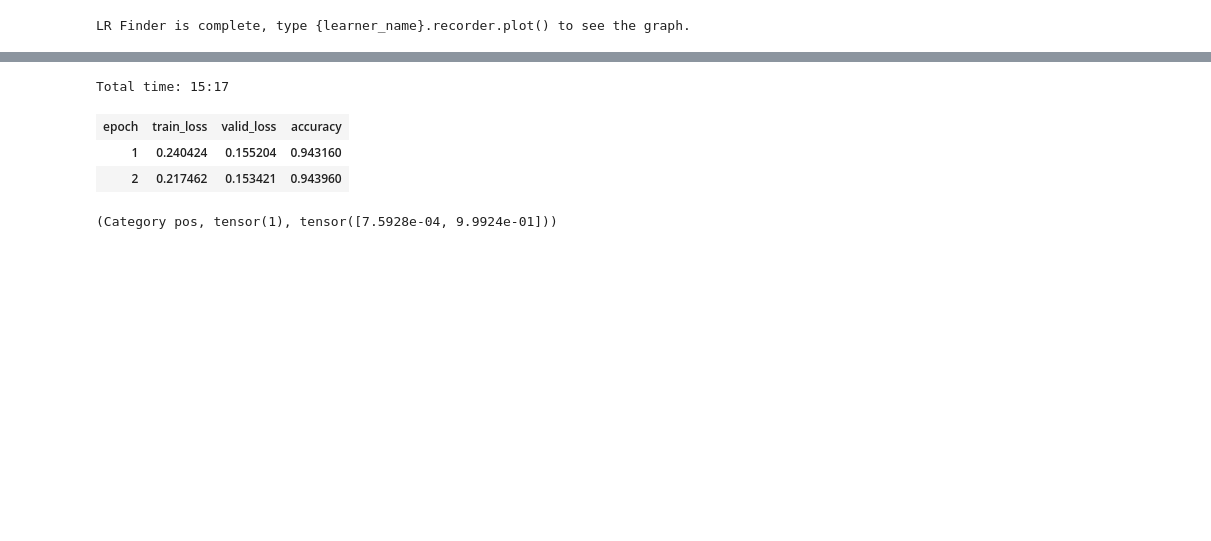
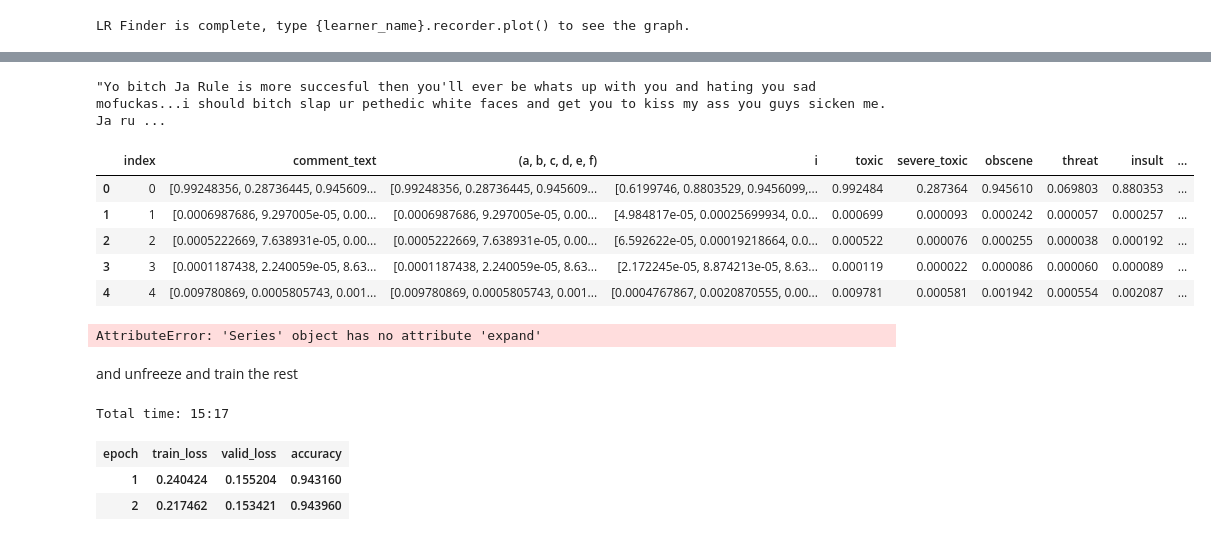
Before and after one commit to xbno/course-v3, a Jupyter notebook: nbs/dl1/kaggle_toxic_cls.ipynb, the cells around one changed output, grey strips where cells are left out. Drawn from its saved outputs; the diff is of its cells as text; code cells hidden in the pictures; blank space fills up the shorter version.

```diff
--- a/nbs/dl1/kaggle_toxic_cls.ipynb
+++ b/nbs/dl1/kaggle_toxic_cls.ipynb
@@ -90,2 +277,21 @@ learn.load('third');
+# %%
+test_df.loc[0,'comment_text']
+# %% [output]
+"Yo bitch Ja Rule is more succesful then you'll ever be whats up with you and hating you sad mofuckas...i should bitch slap ur pethedic white faces and get you to kiss my ass you guys sicken me. Ja ru ...
+# %%
+a
+# %% [output]
+|  | index | comment_text | (a, b, c, d, e, f) | i | toxic | severe_toxic | obscene | threat | insult | ... |
+| 0 | 0 | [0.99248356, 0.28736445, 0.945609... | [0.99248356, 0.28736445, 0.945609... | [0.6199746, 0.8803529, 0.9456099,... | 0.992484 | 0.287364 | 0.945610 | 0.069803 | 0.880353 | ... |
+| 1 | 1 | [0.0006987686, 9.297005e-05, 0.00... | [0.0006987686, 9.297005e-05, 0.00... | [4.984817e-05, 0.00025699934, 0.0... | 0.000699 | 0.000093 | 0.000242 | 0.000057 | 0.000257 | ... |
+| 2 | 2 | [0.0005222669, 7.638931e-05, 0.00... | [0.0005222669, 7.638931e-05, 0.00... | [6.592622e-05, 0.00019218664, 0.0... | 0.000522 | 0.000076 | 0.000255 | 0.000038 | 0.000192 | ... |
+| 3 | 3 | [0.0001187438, 2.240059e-05, 8.63... | [0.0001187438, 2.240059e-05, 8.63... | [2.172245e-05, 8.874213e-05, 8.63... | 0.000119 | 0.000022 | 0.000086 | 0.000060 | 0.000089 | ... |
+| 4 | 4 | [0.009780869, 0.0005805743, 0.001... | [0.009780869, 0.0005805743, 0.001... | [0.0004767867, 0.0020870555, 0.00... | 0.009781 | 0.000581 | 0.001942 | 0.000554 | 0.002087 | ... |
+# %%
+a['comment_text'].expand()
+# %% [output]
+AttributeError: 'Series' object has no attribute 'expand'
+# %% [markdown]
+and unfreeze and train the rest
 # %%
 learn.unfreeze()
@@ -95,7 +301,3 @@ Total time: 15:17
 | epoch | train_loss | valid_loss | accuracy |
 | 1 | 0.240424 | 0.155204 | 0.943160 |
 | 2 | 0.217462 | 0.153421 | 0.943960 |
-# %%
-learn.predict("I really loved that movie, it was awesome!")
-# %% [output]
-(Category pos, tensor(1), tensor([7.5928e-04, 9.9924e-01]))
```
Also changed, not shown: parts of 50 cells of this notebook, 3 other files.
